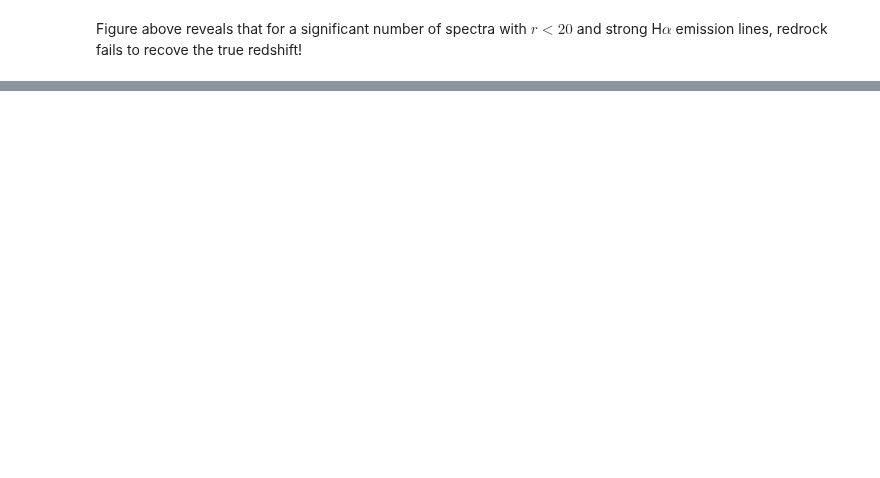
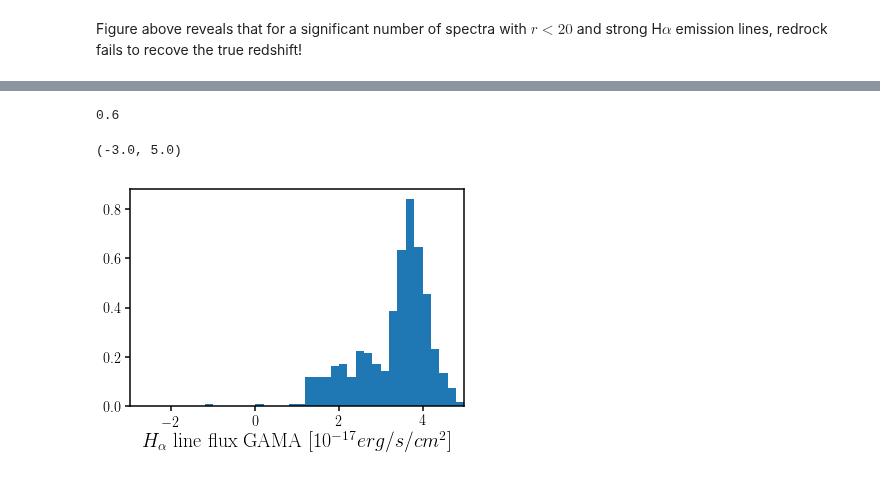
Before and after one commit to desi-bgs/feasiBGS, a Jupyter notebook: notebook/local_G3L7_redrock_zfail.ipynb, the cells around one changed output, grey strips where cells are left out. Drawn from its saved outputs; the diff is of its cells as text; code cells hidden in the pictures; blank space fills up the shorter version.

```diff
--- a/notebook/local_G3L7_redrock_zfail.ipynb
+++ b/notebook/local_G3L7_redrock_zfail.ipynb
@@ -135,0 +197,11 @@ Figure above reveals that for a significant number of spectra with $r < 20$ and
+# %%
+print float(np.sum(hasha))/float(len(hasha))
+fig = plt.figure()
+sub = fig.add_subplot(111)
+_ = sub.hist(np.log10(fails_ha[hasha]), range=(-3, 5), bins=40, density=True)
+sub.set_xlabel(r'$H_\alpha$ line flux GAMA $[10^{-17}erg/s/cm^2]$', fontsize=20)
+sub.set_xlim([-3., 5.])
+# %% [output]
+0.6
+(-3.0, 5.0)
+[figure, added]
```
Also changed, not shown: parts of 14 cells of this notebook, 1 other file.
